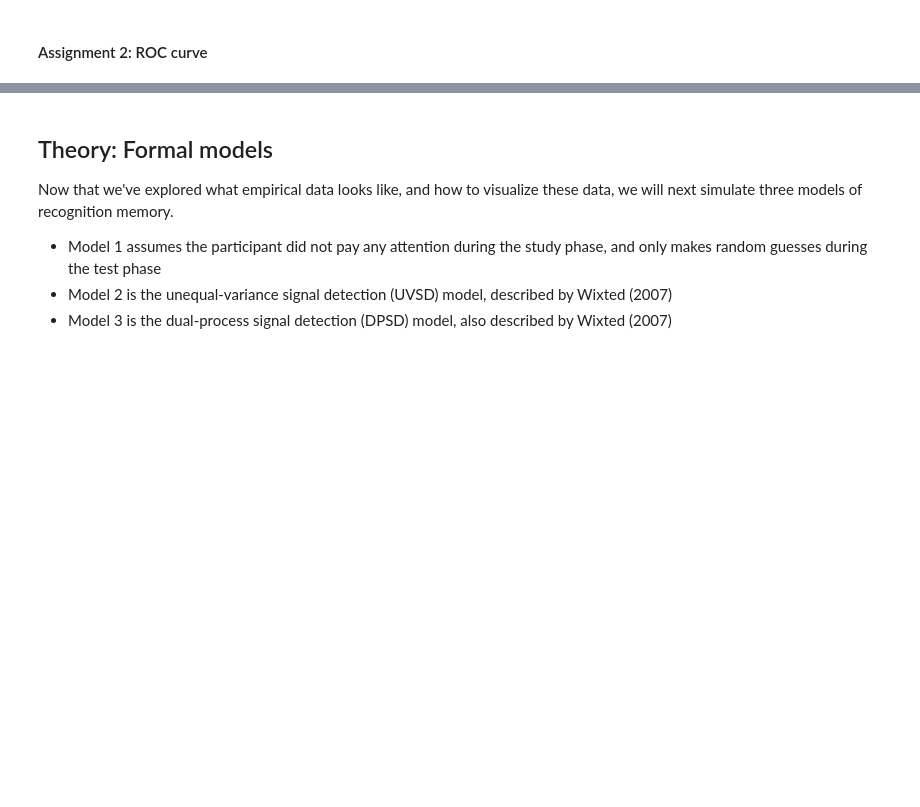
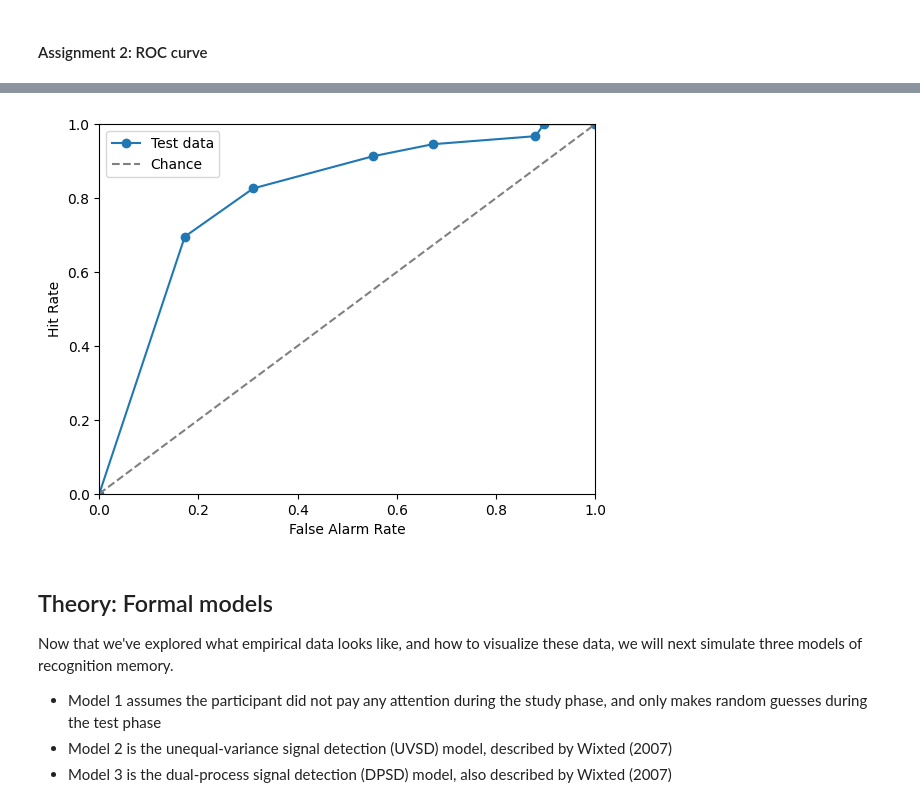
Before and after one commit to miavangellecum/cognition-and-computation, a Jupyter notebook: memory.ipynb, the cells around one changed output, grey strips where cells are left out. Drawn from its saved outputs; the diff is of its cells as text; code cells hidden in the pictures; blank space fills up the shorter version.

```diff
--- a/memory.ipynb
+++ b/memory.ipynb
@@ -113,31 +113,41 @@ The ROC curve then plots the hit rate on the y-axis against the false alarm rate
       <figure>
 </div>
 # %%
-def plot_roc(data, label=None, use_existing_confidence=False):
+def plot_roc(data, label=None, existing_confidence=False):
     data = data.copy()
-    if not use_existing_confidence:
+
+    if not existing_confidence:
         data["confidence"] = get_confidence(data["memory_strength"])
 
-    targets = data[data["target_or_distractor"] == "target"]
-    total_targets = len(targets)
+    total_targets = (data["target_or_distractor"] == "target").sum()
+    total_distractors = (data["target_or_distractor"] == "distractor").sum()
 
-    distractors = data[data["target_or_distractor"] == "distractor"]
-    total_distractors = len(distractors)
-
-    hits_included = 0
-    false_alarms_included = 0
+    cumulative_df = pd.DataFrame()
 
     far_list = [0]
     hr_list = [0]
 
     for confidence_level in range(1, 9):
-        hits_included += len(targets[targets["confidence"] == confidence_level])
-        false_alarms_included += len(distractors[distractors["confidence"] == confidence_level])
+        cumulative_df = pd.concat([cumulative_df, data[data["confidence"] == confidence_level]])
 
-        hr_list.append(hits_included / total_targets)
-        far_list.append(false_alarms_included / total_distractors)
+        hits = (cumulative_df["target_or_distractor"] == "target").sum()
+        false_alarms = (cumulative_df["target_or_distractor"] == "distractor").sum()
+
+        hr_list.append(hits / total_targets)
+        far_list.append(false_alarms / total_distractors)
 
     plt.plot(far_list, hr_list, "o-", label=label)
+    plt.plot([0, 1], [0, 1], linestyle='--', color='gray', label='Chance')
+    plt.xlabel("False Alarm Rate")
+    plt.ylabel("Hit Rate")
+    plt.xlim(0, 1)
+    plt.ylim(0, 1)
+    plt.legend()
+    plt.show()
+
+plot_roc(data, "Test data", True)
+# %% [output]
+[figure, added]
 # %% [markdown]
 ## Theory: Formal models
 Now that we've explored what empirical data looks like, and how to visualize these data, we will next simulate three models of recognition memory.
```
Also changed, not shown: parts of 16 cells of this notebook.
